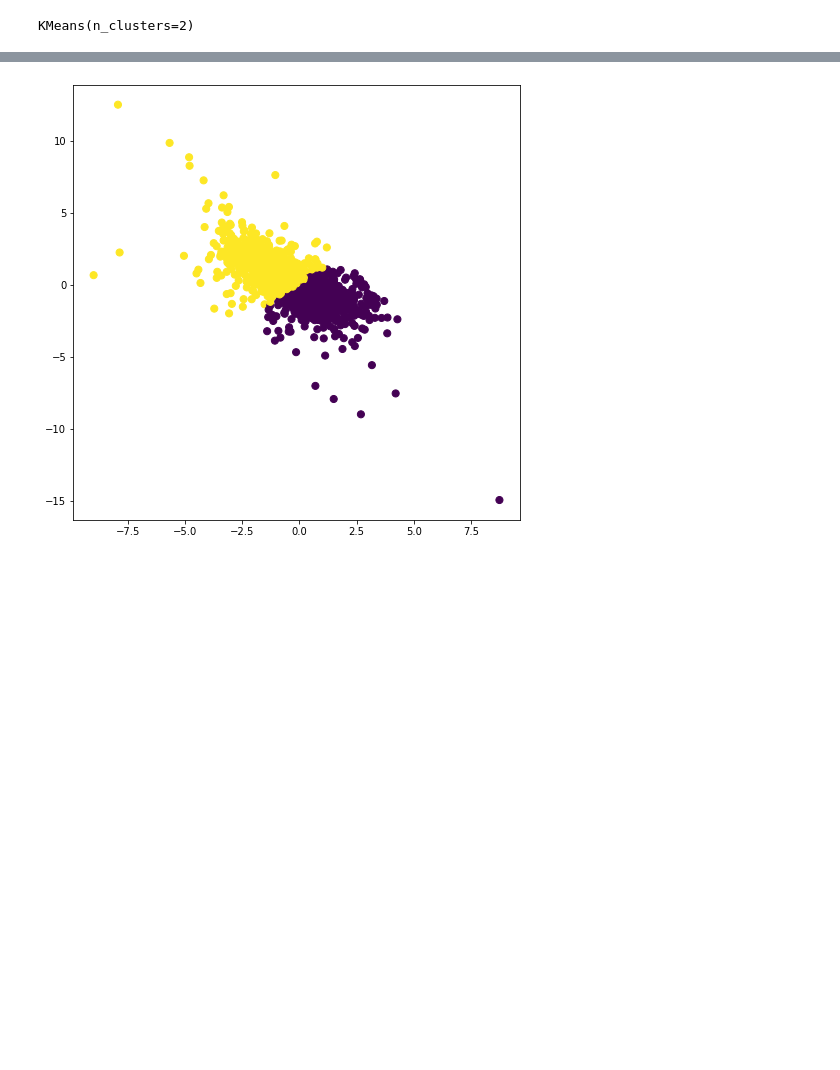
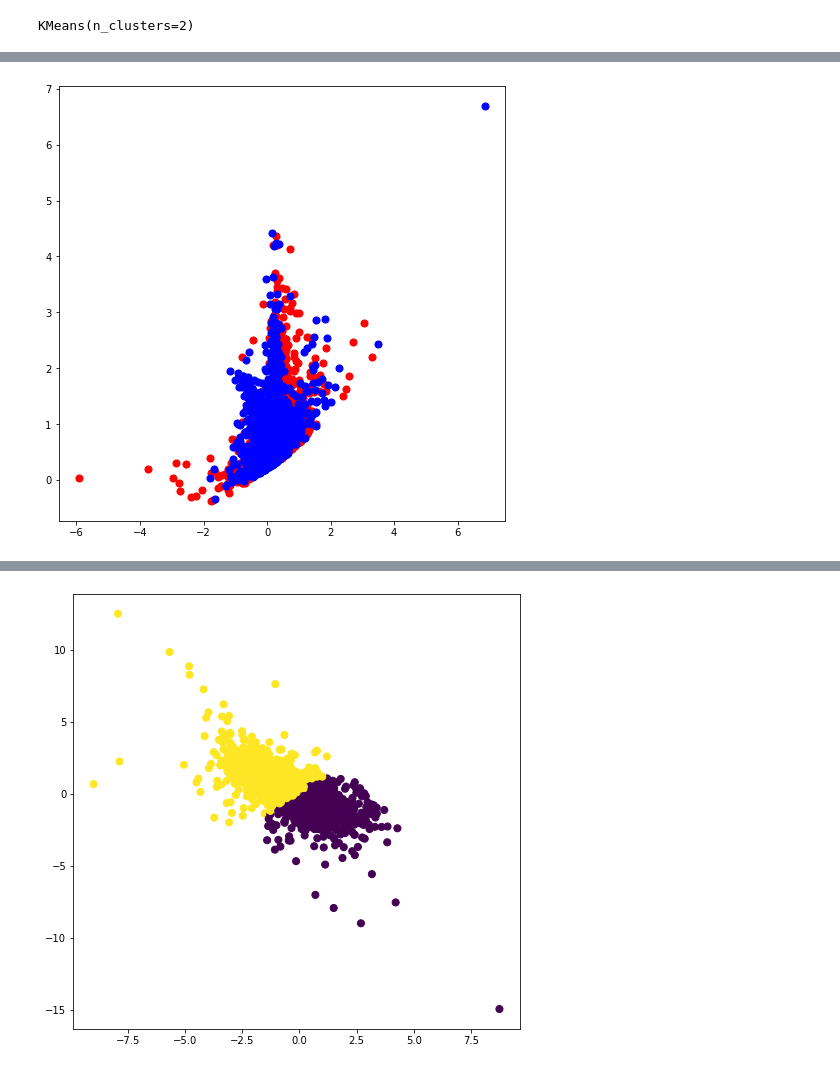
Before and after one commit to AngelGSoto/SPLUS_EmissionObject, a Jupyter notebook: 3filter_noflat/Color color diagrams and others things.ipynb, the cells around one changed output, grey strips where cells are left out. Saved outputs shown, nothing was run; the diff lists cells and outputs as text; code cells hidden in the pictures; blank space fills up the shorter version.

```diff
--- a/3filter_noflat/Color color diagrams and others things.ipynb
+++ b/3filter_noflat/Color color diagrams and others things.ipynb
@@ -218,0 +227,5 @@ No handles with labels found to put in legend.
+# %%
+table_= table[m]
+table_["Label"] = label
+mask0 = table_["Label"] == 0
+mask1 = table_["Label"] == 1
@@ -219,3 +241,11 @@ No handles with labels found to put in legend.
+# %%
+fig, ax1 = plt.subplots(figsize=(8, 8))
+ax1.scatter(ri_0, rj660_0, c="red",
+            s=50, cmap='viridis');
+ax1.scatter(ri_1, rj660_1, c="blue",
+            s=50, cmap='viridis');
+# %% [output]
+[figure, added]
 # %%
 # Number of clusters in labels, ignoring noise if present.
 n_clusters_ = len(set(label)) - (1 if -1 in label else 0)
```
Also changed, not shown: parts of 23 cells of this notebook, 21 other files.
